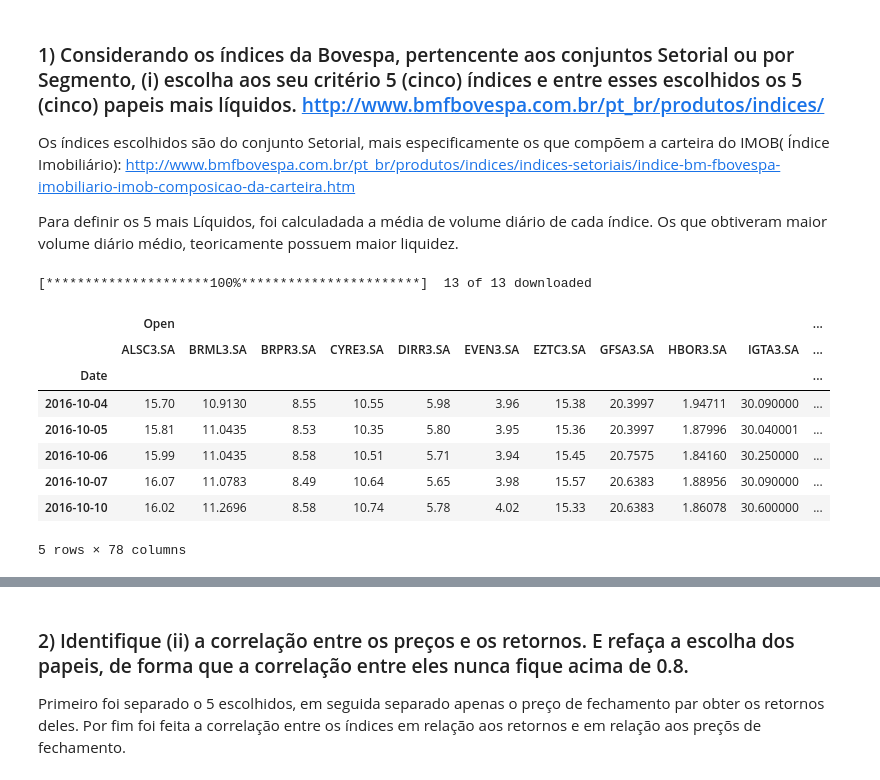
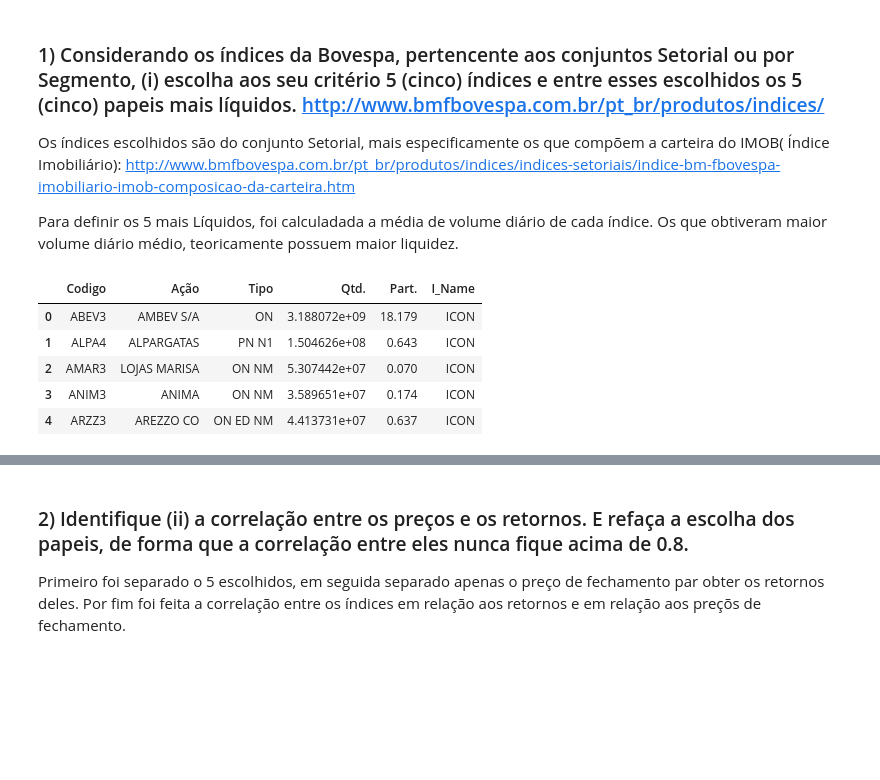
Before and after one commit to EduardoSSR/Financial-Engineering, a Jupyter notebook: Trabalhos/Trabalho_1.ipynb, the cells around one changed output, grey strips where cells are left out. Drawn from its saved outputs; the diff is of its cells as text; code cells hidden in the pictures; blank space fills up the shorter version.

```diff
--- a/Trabalhos/Trabalho_1.ipynb
+++ b/Trabalhos/Trabalho_1.ipynb
@@ -50,0 +57,17 @@ sns.set()
+# %%
+frame = []
+book = xlrd.open_workbook("indices.xlsx")
+for i in range(book.nsheets):
+    dataframe_excel = pd.read_excel("indices.xlsx",sheet_name=i, header=0)[:-2]
+    dataframe_excel['Indices']=book.sheet_names()[i]
+    frame.append(dataframe_excel[:-2])
+dataframe_i=pd.concat(frame)
+dataframe_i.columns = ['Codigo','Ação','Tipo','Qtd.','Part.','I_Name']
+dataframe_i.head()
+# %% [output]
+|  | Codigo | Ação | Tipo | Qtd. | Part. | I_Name |
+| 0 | ABEV3 | AMBEV S/A | ON | 3.188072e+09 | 18.179 | ICON |
+| 1 | ALPA4 | ALPARGATAS | PN N1 | 1.504626e+08 | 0.643 | ICON |
+| 2 | AMAR3 | LOJAS MARISA | ON NM | 5.307442e+07 | 0.070 | ICON |
+| 3 | ANIM3 | ANIMA | ON NM | 3.589651e+07 | 0.174 | ICON |
+| 4 | ARZZ3 | AREZZO CO | ON ED NM | 4.413731e+07 | 0.637 | ICON |
@@ -51,29 +86,14 @@ sns.set()
 # %%
-def yahoo(symbols,S_Day, S_Month, S_Year, E_Day, E_Month, E_Year):
-    yf.pdr_override()
-    stocks_yahoo = pdr.get_data_yahoo(symbols, start=datetime(S_Year, S_Month, S_Day), end=datetime(E_Year, E_Month, E_Day),   as_panel = False,)
-    return stocks_yahoo
+def read_ind(dataframe):
+    Stocks= dataframe
+    #Stocks=['ALSC3','BRML3', 'BRPR3','CYRE3','DIRR3','EVEN3','EZTC3','GFSA3','HBOR3','IGTA3','MRVE3','MULT3','TEND3']
+    Stocks=[Stocks[k]+'.SA' for k in range(len(Stocks))]
 
-# Índices da Carteira IMOB
-Stocks=['ALSC3','BRML3', 'BRPR3','CYRE3','DIRR3','EVEN3','EZTC3','GFSA3','HBOR3','IGTA3','MRVE3','MULT3','TEND3']
-Stocks=[Stocks[k]+'.SA' for k in range(len(Stocks))]
+    N_months=24
+    today = dt.date.today()
+    E_Day = today.day; E_Month = today.month; E_Year = today.year
+    day_before=today - dt.timedelta(days=N_months*365/12)
+    S_Day = day_before.day; S_Month = day_before.month; S_Year = day_before.year
 
-N_months=24
-today = dt.date.today()
-E_Day = today.day; E_Month = today.month; E_Year = today.year
-day_before=today - dt.timedelta(days=N_months*365/12)
-S_Day = day_before.day; S_Month = day_before.month; S_Year = day_before.year
-
-stocks_all=yahoo(Stocks,S_Day, S_Month, S_Year, E_Day, E_Month, E_Year)
-stocks_all.head()
+    stocks_all=yahoo(Stocks,S_Day, S_Month, S_Year, E_Day, E_Month, E_Year)
+    return stocks_all
-# %% [output]
-[*********************100%***********************]  13 of 13 downloaded
-|  | Open |  |  |  |  |  |  |  |  |  | ... |
-|  | ALSC3.SA | BRML3.SA | BRPR3.SA | CYRE3.SA | DIRR3.SA | EVEN3.SA | EZTC3.SA | GFSA3.SA | HBOR3.SA | IGTA3.SA | ... |
-| Date |  |  |  |  |  |  |  |  |  |  | ... |
-| 2016-10-04 | 15.70 | 10.9130 | 8.55 | 10.55 | 5.98 | 3.96 | 15.38 | 20.3997 | 1.94711 | 30.090000 | ... |
-| 2016-10-05 | 15.81 | 11.0435 | 8.53 | 10.35 | 5.80 | 3.95 | 15.36 | 20.3997 | 1.87996 | 30.040001 | ... |
-| 2016-10-06 | 15.99 | 11.0435 | 8.58 | 10.51 | 5.71 | 3.94 | 15.45 | 20.7575 | 1.84160 | 30.250000 | ... |
-| 2016-10-07 | 16.07 | 11.0783 | 8.49 | 10.64 | 5.65 | 3.98 | 15.57 | 20.6383 | 1.88956 | 30.090000 | ... |
-| 2016-10-10 | 16.02 | 11.2696 | 8.58 | 10.74 | 5.78 | 4.02 | 15.33 | 20.6383 | 1.86078 | 30.600000 | ... |
-5 rows × 78 columns
```
Also changed, not shown: parts of 37 cells of this notebook.
